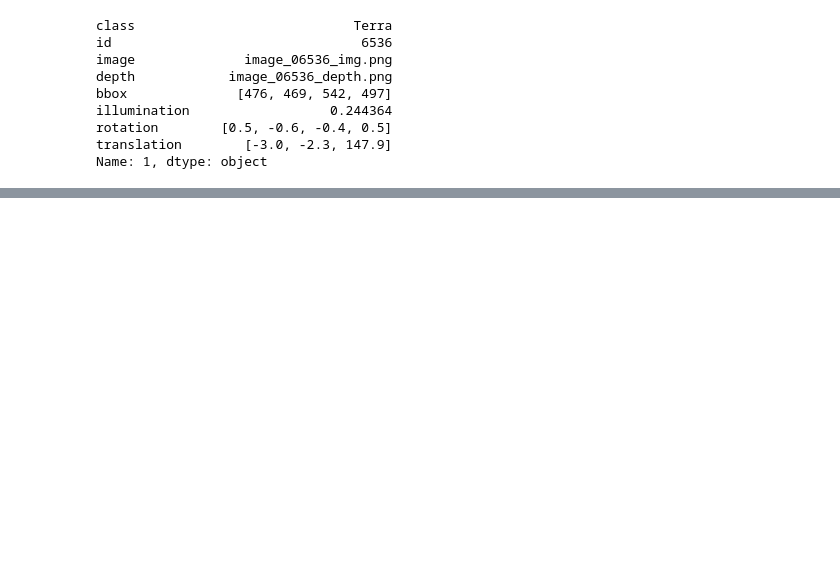
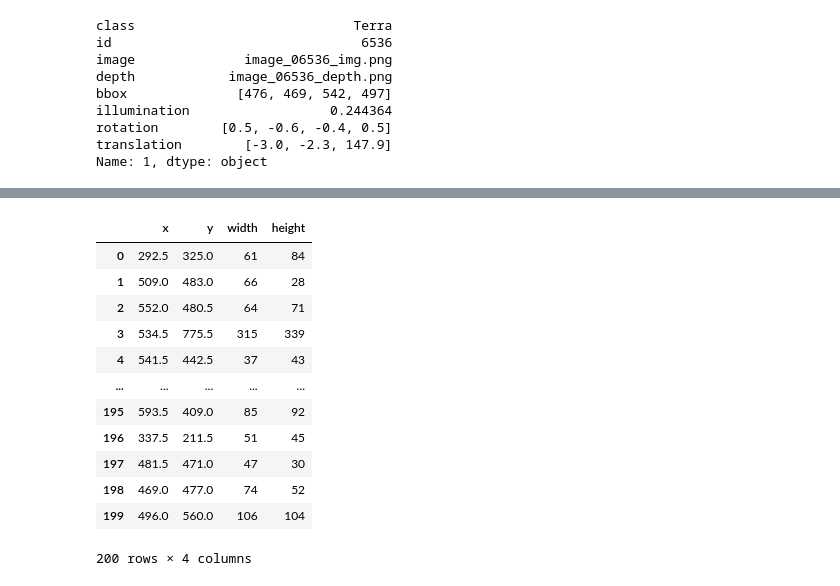
Before and after one commit to Dave-van-der-Meer/cvia_semester_project, a Jupyter notebook: make_model.ipynb, the cells around one changed output, grey strips where cells are left out. Cells and saved outputs as stored; diff of their text form; code cells hidden in the pictures; blank space fills up the shorter version.

```diff
--- a/make_model.ipynb
+++ b/make_model.ipynb
@@ -102,0 +242,16 @@ Name: 1, dtype: object
+# %%
+bbox_xywh_dataframe
+# %% [output]
+|  | x | y | width | height |
+| 0 | 292.5 | 325.0 | 61 | 84 |
+| 1 | 509.0 | 483.0 | 66 | 28 |
+| 2 | 552.0 | 480.5 | 64 | 71 |
+| 3 | 534.5 | 775.5 | 315 | 339 |
+| 4 | 541.5 | 442.5 | 37 | 43 |
+| ... | ... | ... | ... | ... |
+| 195 | 593.5 | 409.0 | 85 | 92 |
+| 196 | 337.5 | 211.5 | 51 | 45 |
+| 197 | 481.5 | 471.0 | 47 | 30 |
+| 198 | 469.0 | 477.0 | 74 | 52 |
+| 199 | 496.0 | 560.0 | 106 | 104 |
+200 rows × 4 columns
```
Also changed, not shown: parts of 15 cells of this notebook.
